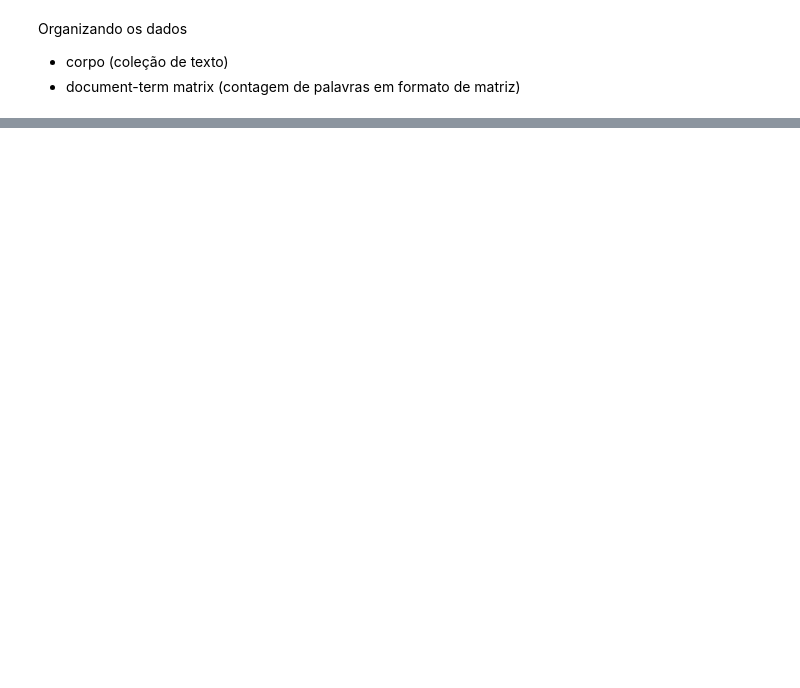
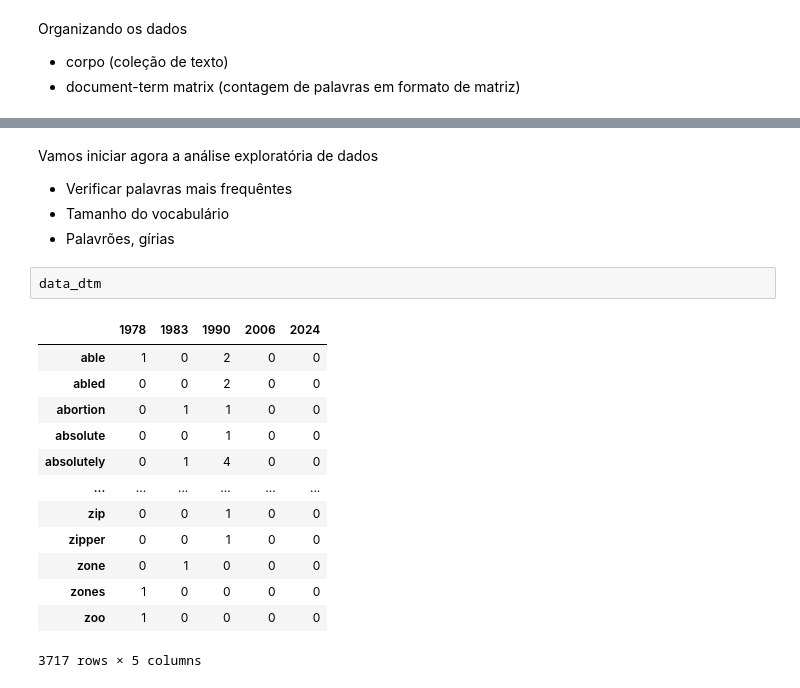
Before and after one commit to IanPerigoVianna/George_Carlin_NLP, a Jupyter notebook: NLP_Project.ipynb, the cells around one changed output, grey strips where cells are left out. Cells and saved outputs as stored; diff of their text form; blank space fills up the shorter version.

```diff
--- a/NLP_Project.ipynb
+++ b/NLP_Project.ipynb
@@ -152,0 +208,22 @@ Organizando os dados
+# %% [markdown]
+Vamos iniciar agora a análise exploratória de dados
+
+- Verificar palavras mais frequêntes
+- Tamanho do vocabulário
+- Palavrões, gírias
+# %%
+data_dtm
+# %% [output]
+|  | 1978 | 1983 | 1990 | 2006 | 2024 |
+| able | 1 | 0 | 2 | 0 | 0 |
+| abled | 0 | 0 | 2 | 0 | 0 |
+| abortion | 0 | 1 | 1 | 0 | 0 |
+| absolute | 0 | 0 | 1 | 0 | 0 |
+| absolutely | 0 | 1 | 4 | 0 | 0 |
+| ... | ... | ... | ... | ... | ... |
+| zip | 0 | 0 | 1 | 0 | 0 |
+| zipper | 0 | 0 | 1 | 0 | 0 |
+| zone | 0 | 1 | 0 | 0 | 0 |
+| zones | 1 | 0 | 0 | 0 | 0 |
+| zoo | 1 | 0 | 0 | 0 | 0 |
+3717 rows × 5 columns
```
Also changed, not shown: parts of 34 cells of this notebook.
